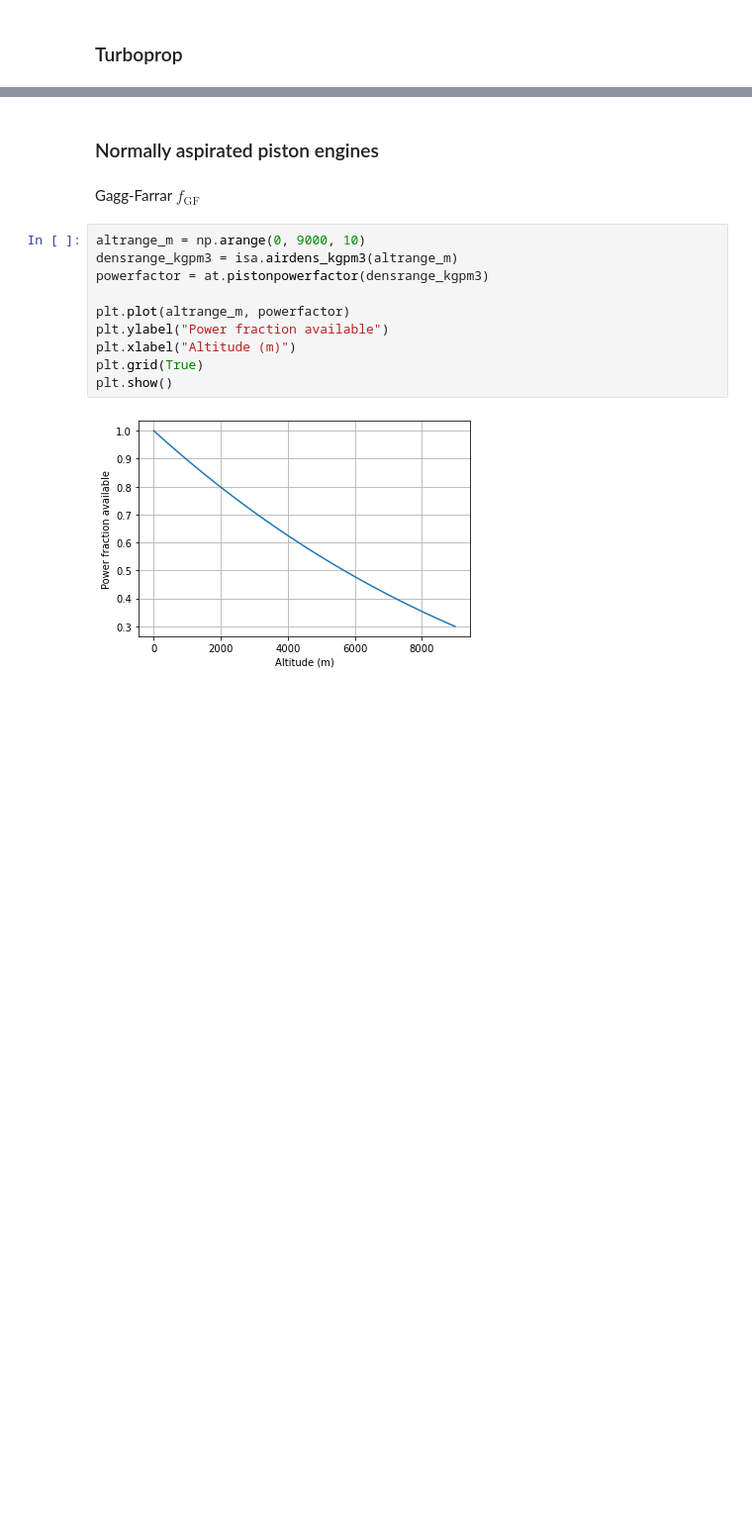
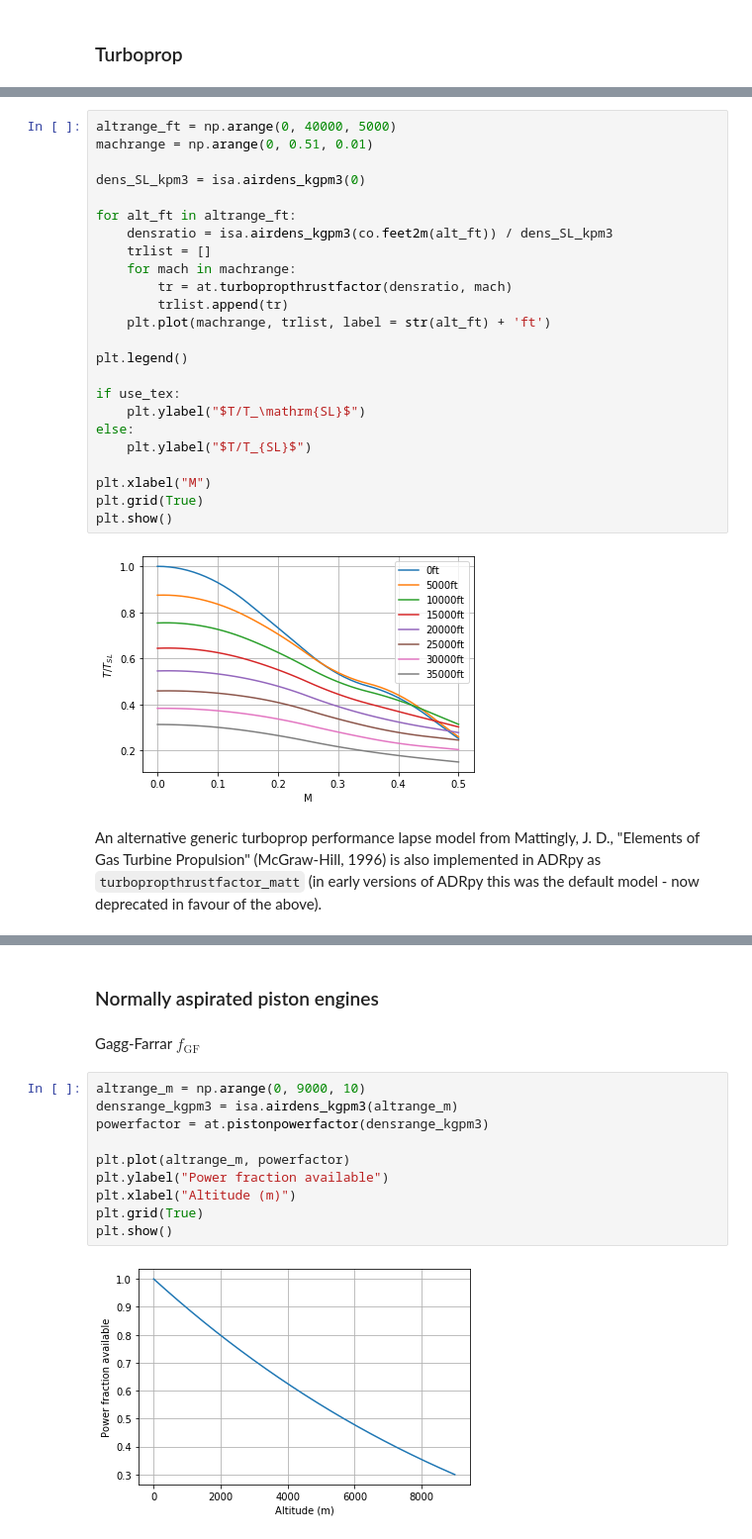
Before and after one commit to sobester/ADRpy, a Jupyter notebook: docs/ADRpy/notebooks/Introduction to Modelling the Atmosphere for Design and Performance Calculations with ADRpy.ipynb, the cells around one changed output, grey strips where cells are left out. Shown at 99% size. Cells and saved outputs as stored; diff of their text form; blank space fills up the shorter version.

Commit message:
usage example of new turboprop model

```diff
--- a/docs/ADRpy/notebooks/Introduction to Modelling the Atmosphere for Design and Performance Calculations with ADRpy.ipynb
+++ b/docs/ADRpy/notebooks/Introduction to Modelling the Atmosphere for Design and Performance Calculations with ADRpy.ipynb
@@ -468,3 +476,31 @@ plt.show()
+# %%
+altrange_ft = np.arange(0, 40000, 5000)
+machrange = np.arange(0, 0.51, 0.01)
+
+dens_SL_kpm3 = isa.airdens_kgpm3(0)
+
+for alt_ft in altrange_ft:
+    densratio = isa.airdens_kgpm3(co.feet2m(alt_ft)) / dens_SL_kpm3
+    trlist = []
+    for mach in machrange:
+        tr = at.turbopropthrustfactor(densratio, mach)
+        trlist.append(tr)
+    plt.plot(machrange, trlist, label = str(alt_ft) + 'ft')
+
+plt.legend()
+
+if use_tex:
+    plt.ylabel("$T/T_\mathrm{SL}$")
+else:
+    plt.ylabel("$T/T_{SL}$")
+
+plt.xlabel("M")
+plt.grid(True)
+plt.show()
+# %% [output]
+[figure, added]
+# %% [markdown]
+An alternative generic turboprop performance lapse model from Mattingly, J. D., "Elements of Gas Turbine Propulsion" (McGraw-Hill, 1996) is also implemented in ADRpy as `turbopropthrustfactor_matt` (in early versions of ADRpy this was the default model - now deprecated in favour of the above).
 # %%
 altrange_m = np.arange(0, 6000, 1500)
 machrange = np.arange(0, 1, 0.01)
```
Also changed, not shown: parts of 11 cells of this notebook, 1 other file.
